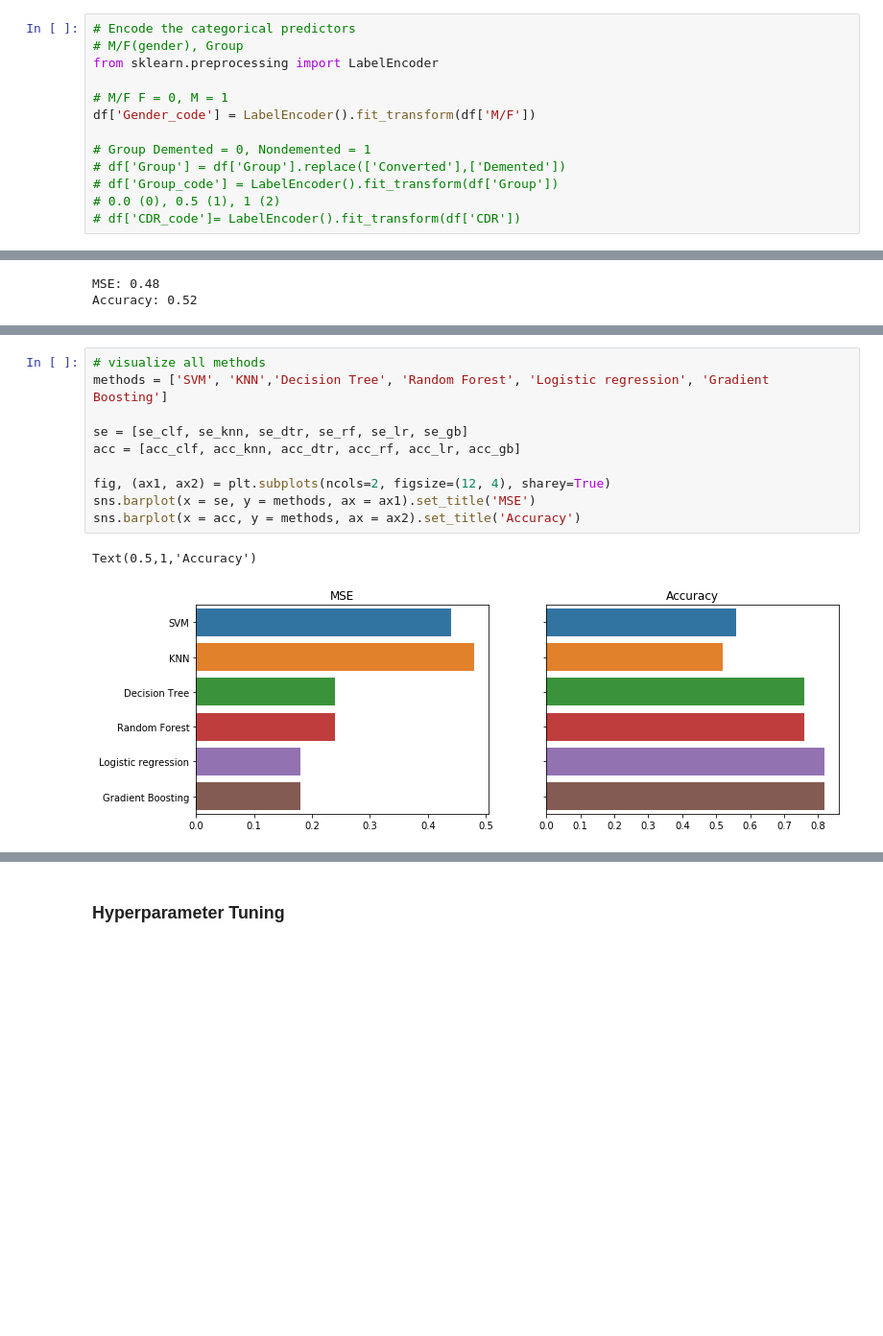
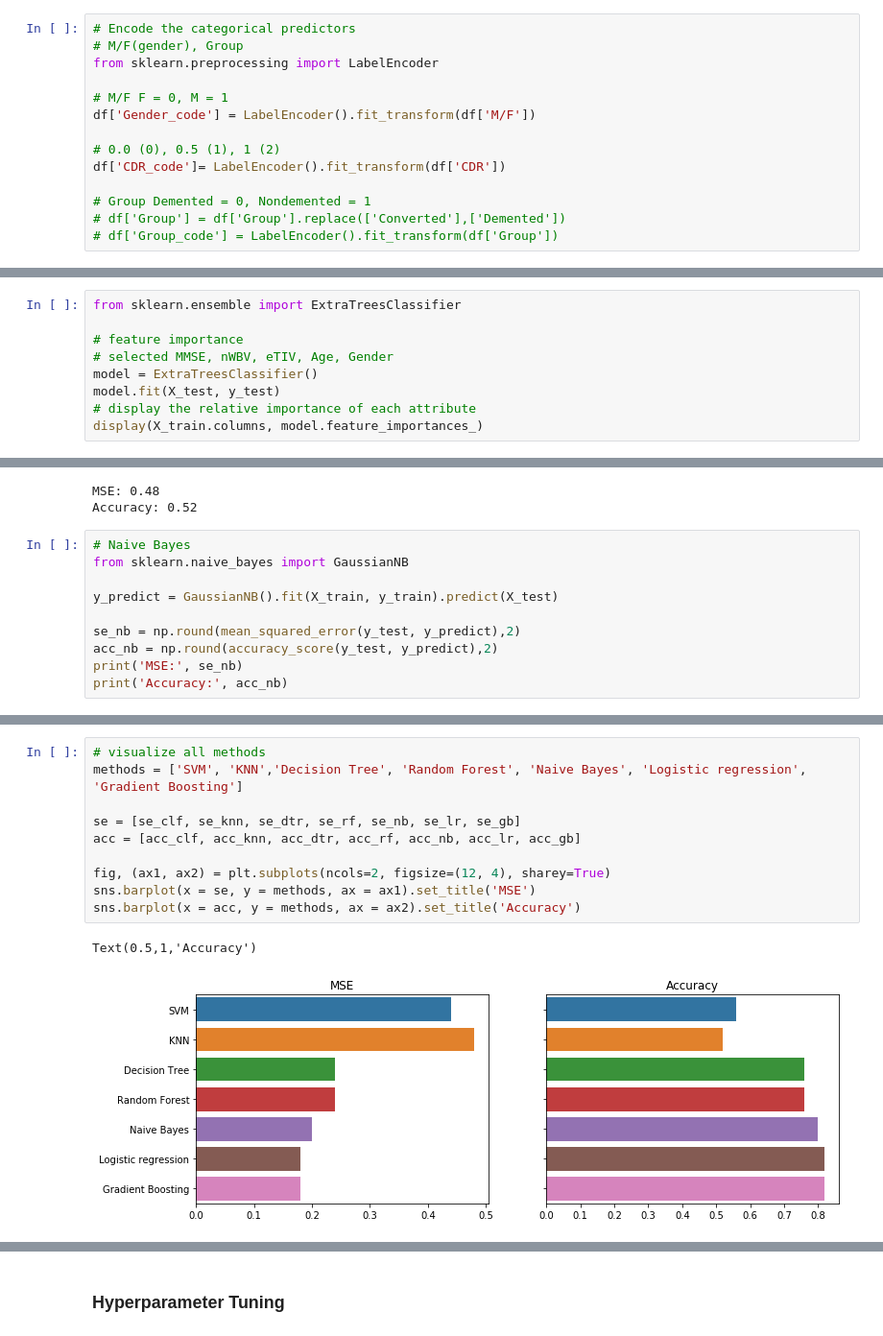
Before and after one commit to HHHuiyu/MRI-and-Alzheimers-BIOF509-FP-, a Jupyter notebook: BIOF509-FP-Huiyu.ipynb, the cells around one changed output, grey strips where cells are left out. Shown: that part at 96% size. Drawn from its saved outputs; the diff is of its cells as text; blank space fills up the shorter version.

```diff
--- a/BIOF509-FP-Huiyu.ipynb
+++ b/BIOF509-FP-Huiyu.ipynb
@@ -140,11 +140,12 @@ from sklearn.preprocessing import LabelEncoder
 # M/F F = 0, M = 1
 df['Gender_code'] = LabelEncoder().fit_transform(df['M/F'])
 
+# 0.0 (0), 0.5 (1), 1 (2)
+df['CDR_code']= LabelEncoder().fit_transform(df['CDR'])
+
 # Group Demented = 0, Nondemented = 1
 # df['Group'] = df['Group'].replace(['Converted'],['Demented'])
 # df['Group_code'] = LabelEncoder().fit_transform(df['Group'])
-# 0.0 (0), 0.5 (1), 1 (2)
-# df['CDR_code']= LabelEncoder().fit_transform(df['CDR'])
 # %%
 # Demented > ND at patients' initial visit
 sns.countplot(x = 'Group', data = df)
@@ -371,0 +480,9 @@ Accuracy:  0.77
+# %%
+from sklearn.ensemble import ExtraTreesClassifier
+
+# feature importance
+# selected MMSE, nWBV, eTIV, Age, Gender
+model = ExtraTreesClassifier()
+model.fit(X_test, y_test)
+# display the relative importance of each attribute
+display(X_train.columns, model.feature_importances_)
@@ -502,3 +584,13 @@ print('Accuracy:', acc_knn)
 # %% [output]
 MSE: 0.48
 Accuracy: 0.52
+# %%
+# Naive Bayes
+from sklearn.naive_bayes import GaussianNB
+
+y_predict = GaussianNB().fit(X_train, y_train).predict(X_test)
+
+se_nb = np.round(mean_squared_error(y_test, y_predict),2)
+acc_nb = np.round(accuracy_score(y_test, y_predict),2)
+print('MSE:', se_nb)
+print('Accuracy:', acc_nb)
@@ -505,16 +600,16 @@ Accuracy: 0.52
 # %%
 # visualize all methods
-methods = ['SVM', 'KNN','Decision Tree', 'Random Forest', 'Logistic regression', 'Gradient Boosting']
+methods = ['SVM', 'KNN','Decision Tree', 'Random Forest', 'Naive Bayes', 'Logistic regression', 'Gradient Boosting']
 
-se = [se_clf, se_knn, se_dtr, se_rf, se_lr, se_gb]
-acc = [acc_clf, acc_knn, acc_dtr, acc_rf, acc_lr, acc_gb]
+se = [se_clf, se_knn, se_dtr, se_rf, se_nb, se_lr, se_gb]
+acc = [acc_clf, acc_knn, acc_dtr, acc_rf, acc_nb, acc_lr, acc_gb]
 
 fig, (ax1, ax2) = plt.subplots(ncols=2, figsize=(12, 4), sharey=True)
 sns.barplot(x = se, y = methods, ax = ax1).set_title('MSE')
 sns.barplot(x = acc, y = methods, ax = ax2).set_title('Accuracy')
 # %% [output]
 Text(0.5,1,'Accuracy')
-[figure, old version]
+[figure, new version]
 # %%
 from sklearn.naive_bayes import GaussianNB
 
```
Also changed, not shown: parts of 30 cells of this notebook.
